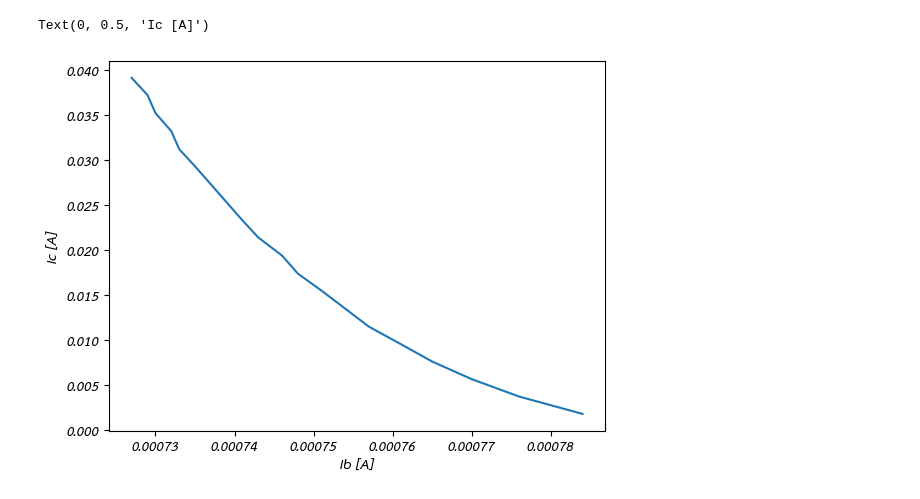
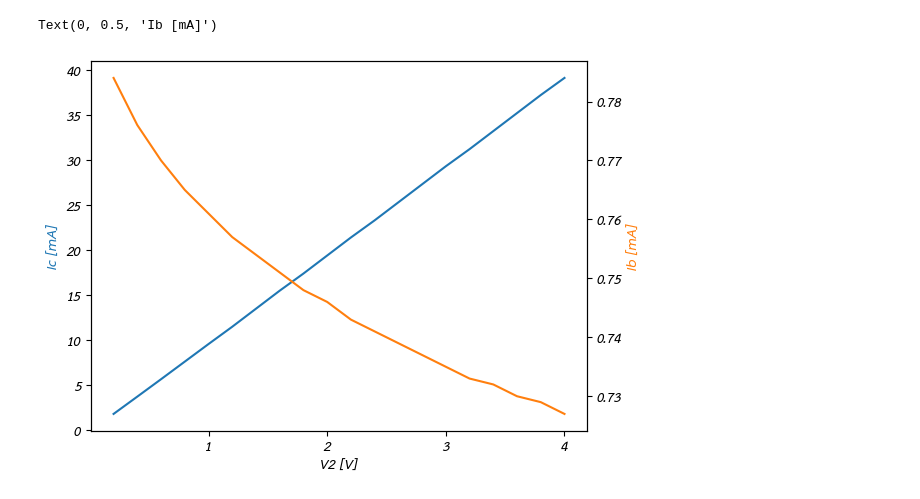
Before and after one commit to winth03/PythonProjects, a Jupyter notebook: CircuitLab/Lab10.ipynb, the cells around one changed output. Cells and saved outputs as stored; diff of their text form; code cells hidden in the pictures.

```diff
--- a/CircuitLab/Lab10.ipynb
+++ b/CircuitLab/Lab10.ipynb
@@ -41,9 +41,14 @@ Text(0, 0.5, 'β')
-# %%
-y = data["Ic [A]"]
-x = data["Ib [A]"]
-plt.plot(x, y)
-plt.xlabel("Ib [A]")
-plt.ylabel("Ic [A]")
-# %% [output]
-Text(0, 0.5, 'Ic [A]')
-[figure, removed]
+# %%
+ax1 = plt.subplot()
+x = data["V2 [V]"]
+y = data["Ic [mA]"]
+ax1.plot(x, y)
+ax1.set_xlabel("V2 [V]")
+ax1.set_ylabel("Ic [mA]", color="#1f77b4")
+y = data["Ib [mA]"]
+ax2 = ax1.twinx()
+ax2.plot(x, y, color="#ff7f0e")
+ax2.set_ylabel("Ib [mA]", color="#ff7f0e")
+# %% [output]
+Text(0, 0.5, 'Ib [mA]')
+[figure, added]
```
Also changed, not shown: parts of 3 cells of this notebook, 3 other files.
